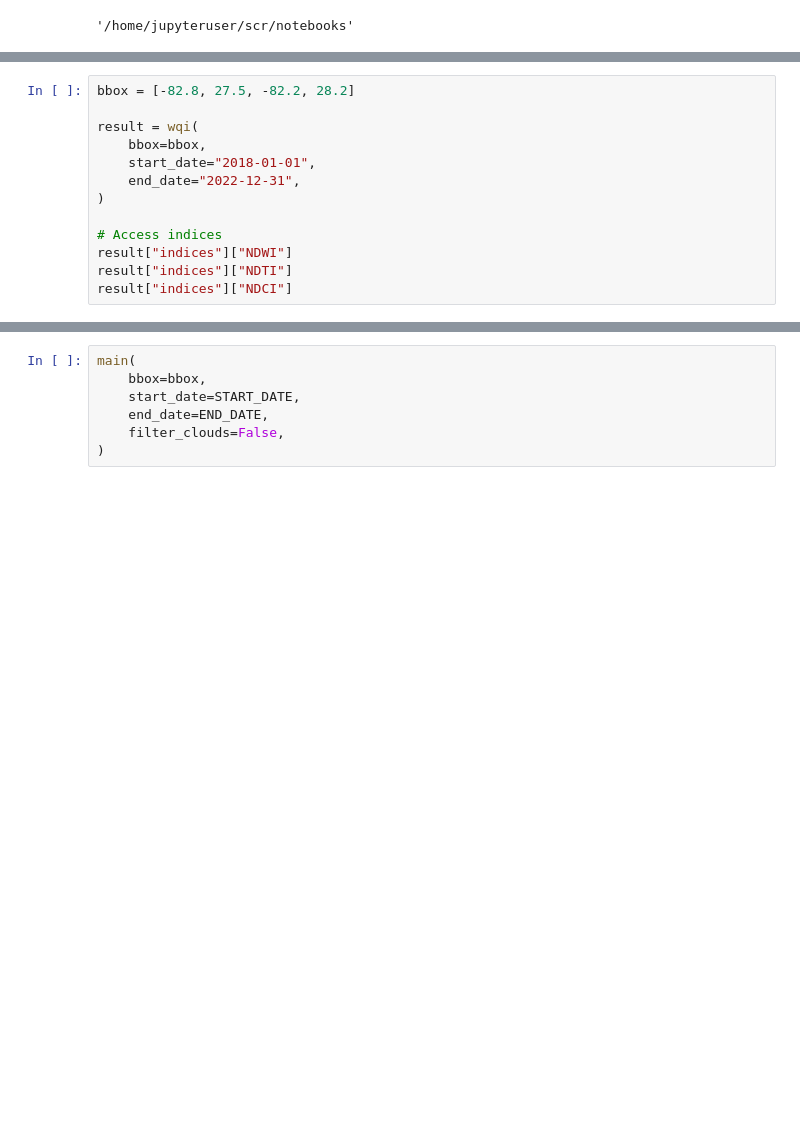
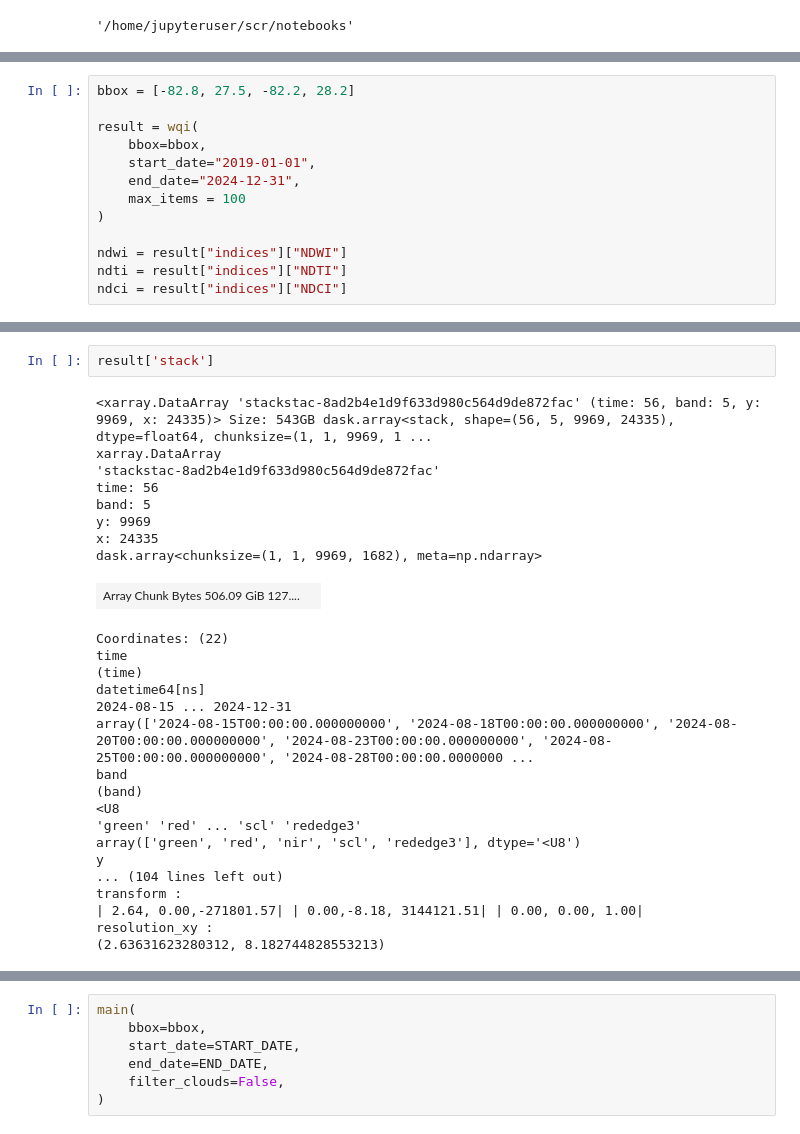
Before and after one commit to Gracey0201/tampa-bay-water-quality, a Jupyter notebook: scr/notebooks/WQI.ipynb, the cells around one changed output, grey strips where cells are left out. Cells and saved outputs as stored; diff of their text form; blank space fills up the shorter version.

```diff
--- a/scr/notebooks/WQI.ipynb
+++ b/scr/notebooks/WQI.ipynb
@@ -62,12 +64,12 @@ bbox = [-82.8, 27.5, -82.2, 28.2]
 
 result = wqi(
     bbox=bbox,
-    start_date="2018-01-01",
-    end_date="2022-12-31",
+    start_date="2019-01-01",
+    end_date="2024-12-31",
+    max_items = 100
 )
 
-# Access indices
-result["indices"]["NDWI"]
-result["indices"]["NDTI"]
-result["indices"]["NDCI"]
+ndwi = result["indices"]["NDWI"]
+ndti = result["indices"]["NDTI"]
+ndci = result["indices"]["NDCI"]
 # %% [output]
@@ -98,0 +92,29 @@ resolution_xy :
+# %%
+result['stack']
+# %% [output]
+<xarray.DataArray 'stackstac-8ad2b4e1d9f633d980c564d9de872fac' (time: 56, band: 5, y: 9969, x: 24335)> Size: 543GB dask.array<stack, shape=(56, 5, 9969, 24335), dtype=float64, chunksize=(1, 1, 9969, 1 ...
+xarray.DataArray
+'stackstac-8ad2b4e1d9f633d980c564d9de872fac'
+time: 56
+band: 5
+y: 9969
+x: 24335
+dask.array<chunksize=(1, 1, 9969, 1682), meta=np.ndarray>
+| Array Chunk Bytes 506.09 GiB 127.... |  |
+Coordinates: (22)
+time
+(time)
+datetime64[ns]
+2024-08-15 ... 2024-12-31
+array(['2024-08-15T00:00:00.000000000', '2024-08-18T00:00:00.000000000', '2024-08-20T00:00:00.000000000', '2024-08-23T00:00:00.000000000', '2024-08-25T00:00:00.000000000', '2024-08-28T00:00:00.0000000 ...
+band
+(band)
+<U8
+'green' 'red' ... 'scl' 'rededge3'
+array(['green', 'red', 'nir', 'scl', 'rededge3'], dtype='<U8')
+y
+... (104 lines left out)
+transform :
+| 2.64, 0.00,-271801.57| | 0.00,-8.18, 3144121.51| | 0.00, 0.00, 1.00|
+resolution_xy :
+(2.63631623280312, 8.182744828553213)
```
Also changed, not shown: parts of 11 cells of this notebook.
